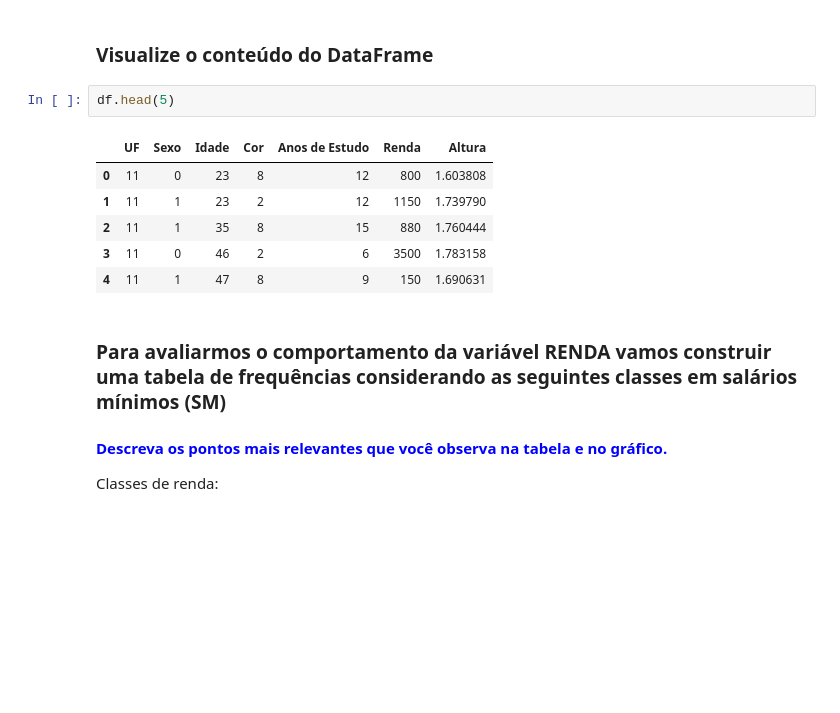
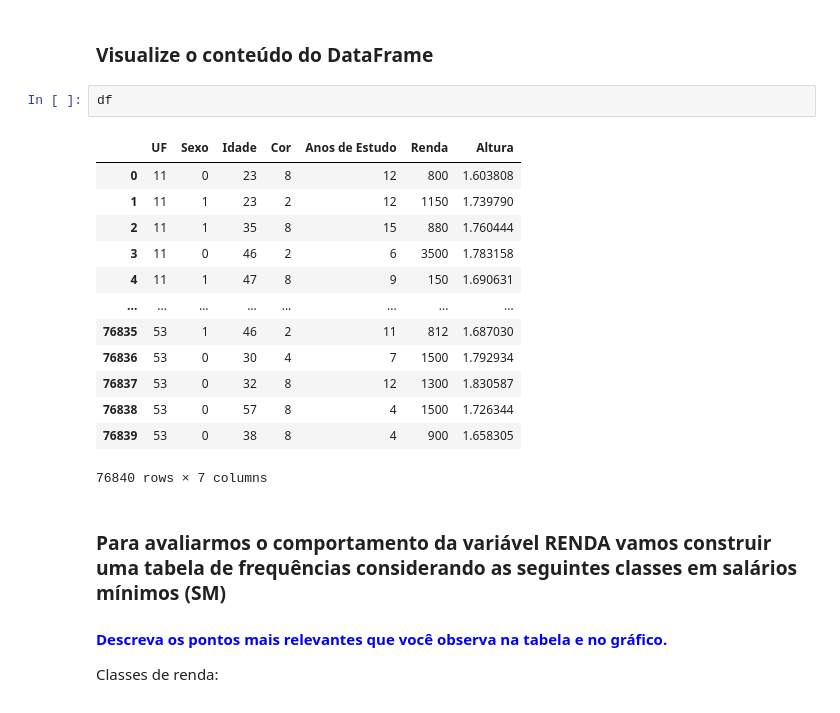
Before and after one commit to ramux2/EstatisticaPython, a Jupyter notebook: Curso de Estatística/Análise_Descritiva.ipynb, the cells around one changed output. Cells and saved outputs as stored; diff of their text form; blank space fills up the shorter version.

```diff
--- a/Curso de Estatística/Análise_Descritiva.ipynb
+++ b/Curso de Estatística/Análise_Descritiva.ipynb
@@ -141,14 +141,21 @@ df = pd.DataFrame(dados)
 # %% [markdown]
 ### Visualize o conteúdo do DataFrame
 # %%
-df.head(5)
+df
 # %% [output]
 |  | UF | Sexo | Idade | Cor | Anos de Estudo | Renda | Altura |
 | 0 | 11 | 0 | 23 | 8 | 12 | 800 | 1.603808 |
 | 1 | 11 | 1 | 23 | 2 | 12 | 1150 | 1.739790 |
 | 2 | 11 | 1 | 35 | 8 | 15 | 880 | 1.760444 |
 | 3 | 11 | 0 | 46 | 2 | 6 | 3500 | 1.783158 |
 | 4 | 11 | 1 | 47 | 8 | 9 | 150 | 1.690631 |
+| ... | ... | ... | ... | ... | ... | ... | ... |
+| 76835 | 53 | 1 | 46 | 2 | 11 | 812 | 1.687030 |
+| 76836 | 53 | 0 | 30 | 4 | 7 | 1500 | 1.792934 |
+| 76837 | 53 | 0 | 32 | 8 | 12 | 1300 | 1.830587 |
+| 76838 | 53 | 0 | 57 | 8 | 4 | 1500 | 1.726344 |
+| 76839 | 53 | 0 | 38 | 8 | 4 | 900 | 1.658305 |
+76840 rows × 7 columns
 # %% [markdown]
 ### Para avaliarmos o comportamento da variável RENDA vamos construir uma tabela de frequências considerando as seguintes classes em salários mínimos (SM)
 #### <font color='blue'>Descreva os pontos mais relevantes que você observa na tabela e no gráfico.</font>
```
Also changed, not shown: parts of 12 cells of this notebook, 1 other file.
